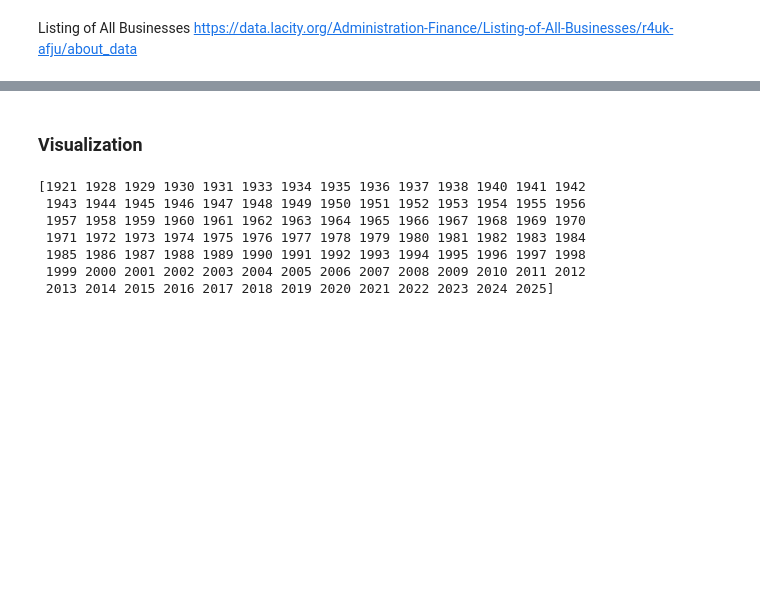
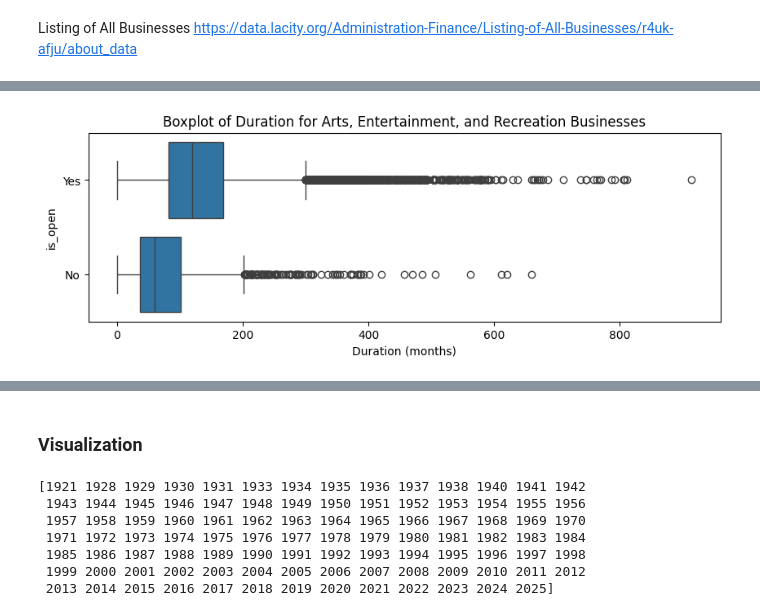
Before and after one commit to EricSJSU-DataScience/CS163_project, a Jupyter notebook: dataset_la_business_visualization.ipynb, the cells around one changed output, grey strips where cells are left out. Saved outputs shown, nothing was run; the diff lists cells and outputs as text; code cells hidden in the pictures; blank space fills up the shorter version.

```diff
--- a/dataset_la_business_visualization.ipynb
+++ b/dataset_la_business_visualization.ipynb
@@ -3,0 +74,9 @@ https://data.lacity.org/Administration-Finance/Listing-of-All-Businesses/r4uk-af
+# %%
+# Create a boxplot for df_arts
+plt.figure(figsize=(10, 3))
+sns.boxplot(data=df_arts, x='duration', y='is_open')
+plt.xlabel('Duration (months)')
+plt.title('Boxplot of Duration for Arts, Entertainment, and Recreation Businesses')
+plt.show()
+# %% [output]
+[figure, added]
```
Also changed, not shown: parts of 32 cells of this notebook, 4 other files.
